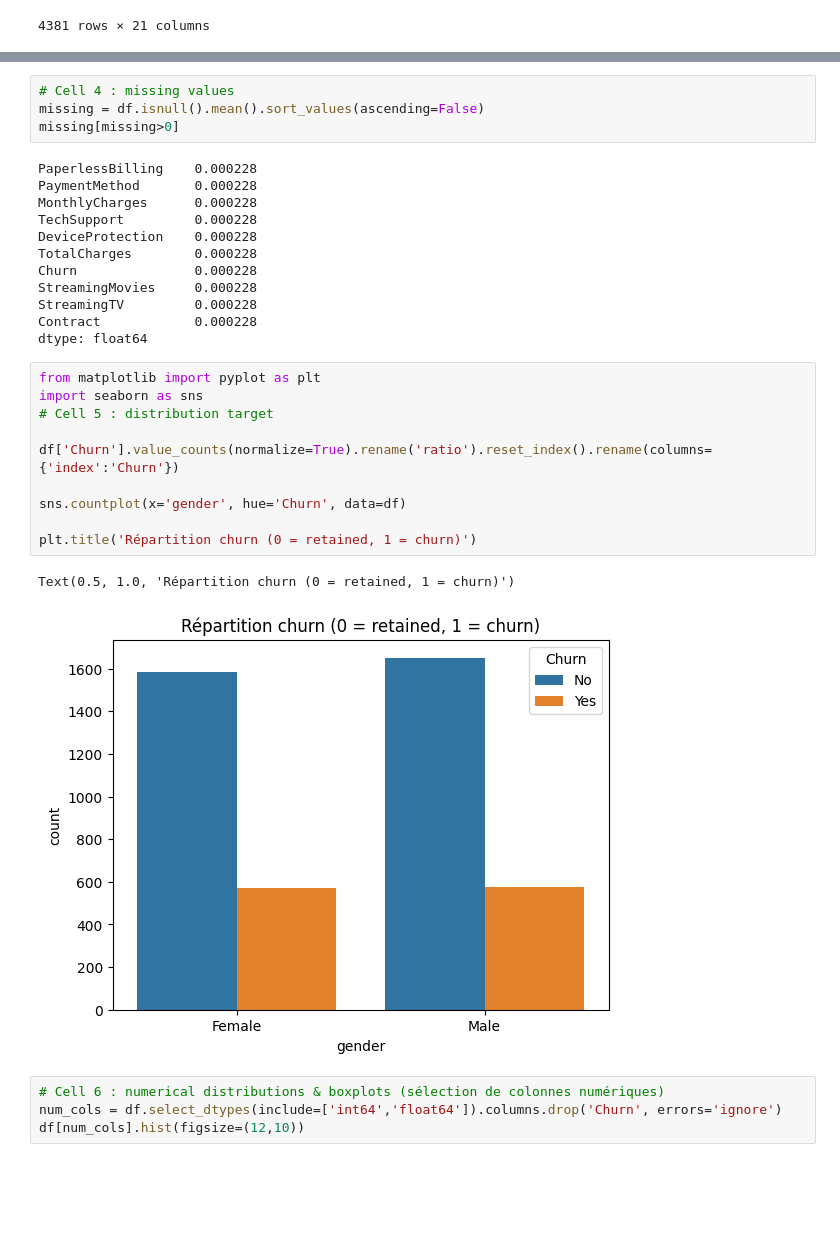
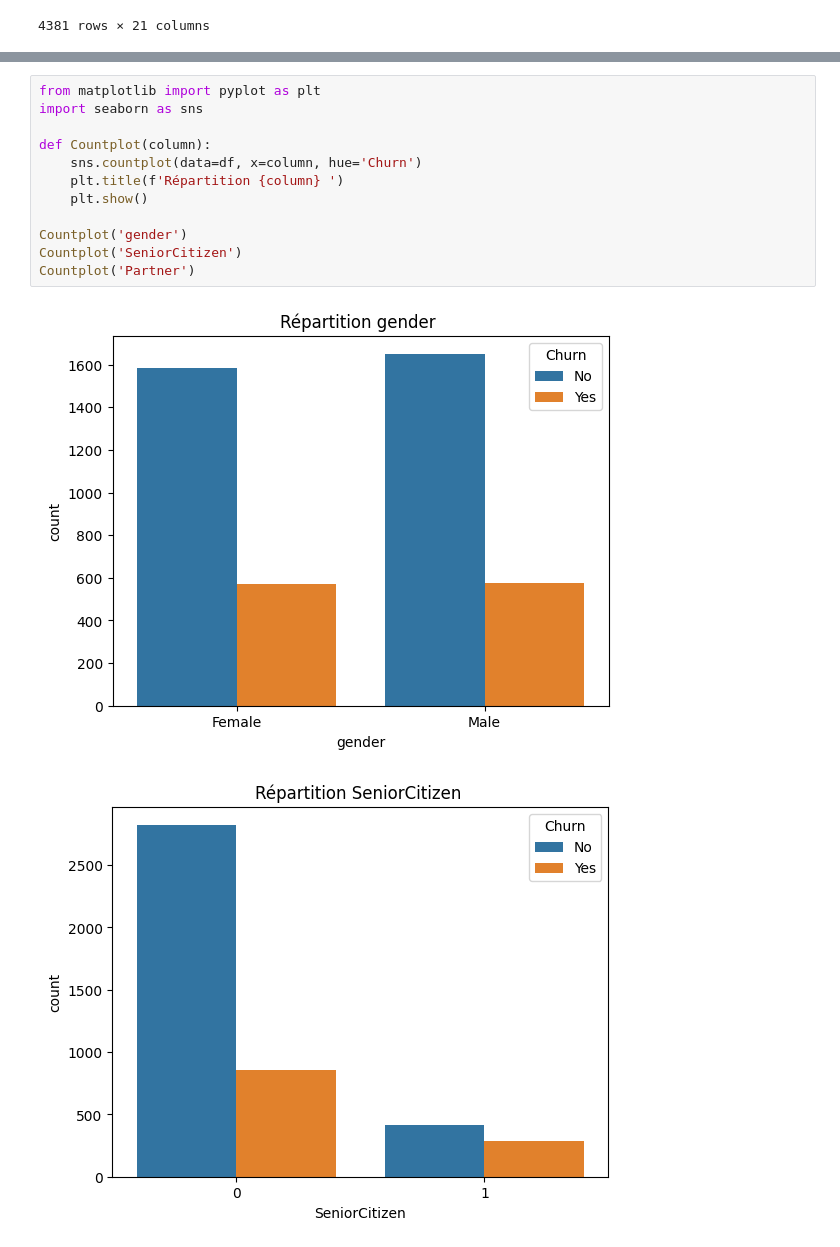
Before and after one commit to MohamedBOUKHALI/churn_prediction_project, a Jupyter notebook: EDA.ipynb, the cells around one changed output, grey strips where cells are left out. Saved outputs shown, nothing was run; the diff lists cells and outputs as text; blank space fills up the shorter version.

```diff
--- a/EDA.ipynb
+++ b/EDA.ipynb
@@ -58,34 +50,16 @@ memory usage: 718.9+ KB
-# %%
-# Cell 4 : missing values
-missing = df.isnull().mean().sort_values(ascending=False)
-missing[missing>0]
-# %% [output]
-PaperlessBilling    0.000228
-PaymentMethod       0.000228
-MonthlyCharges      0.000228
-TechSupport         0.000228
-DeviceProtection    0.000228
-TotalCharges        0.000228
-Churn               0.000228
-StreamingMovies     0.000228
-StreamingTV         0.000228
-Contract            0.000228
-dtype: float64
 # %%
 from matplotlib import pyplot as plt
 import seaborn as sns
-# Cell 5 : distribution target
 
-df['Churn'].value_counts(normalize=True).rename('ratio').reset_index().rename(columns={'index':'Churn'})
+def Countplot(column):
+    sns.countplot(data=df, x=column, hue='Churn')
+    plt.title(f'Répartition {column} ')
+    plt.show()
 
-sns.countplot(x='gender', hue='Churn', data=df)
-
-plt.title('Répartition churn (0 = retained, 1 = churn)')
+Countplot('gender')
+Countplot('SeniorCitizen')
+Countplot('Partner')
 # %% [output]
-Text(0.5, 1.0, 'Répartition churn (0 = retained, 1 = churn)')
-[figure, old version]
+[figure, new version]
+[figure, added]
-# %%
-# Cell 6 : numerical distributions & boxplots (sélection de colonnes numériques)
-num_cols = df.select_dtypes(include=['int64','float64']).columns.drop('Churn', errors='ignore')
-df[num_cols].hist(figsize=(12,10))
 # %%
```
Also changed, not shown: parts of 4 cells of this notebook.
